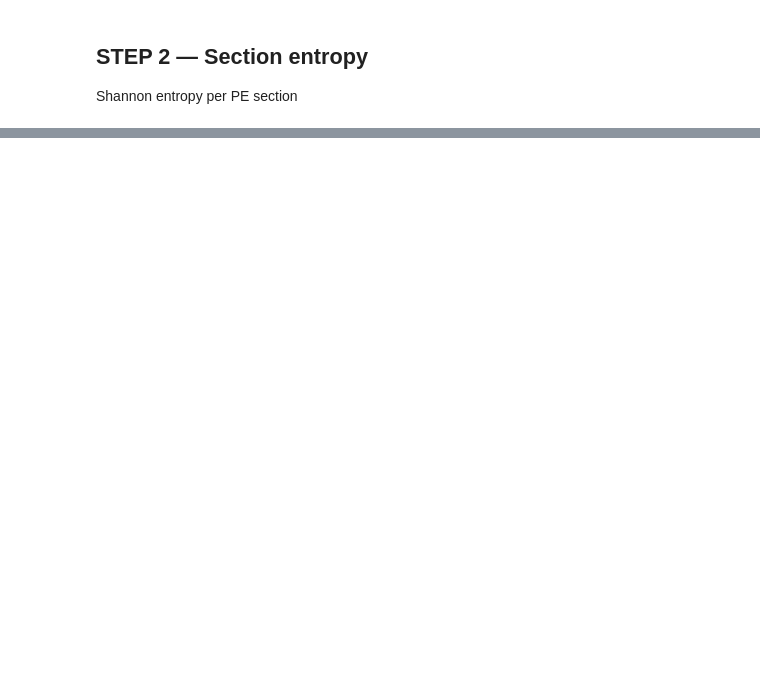
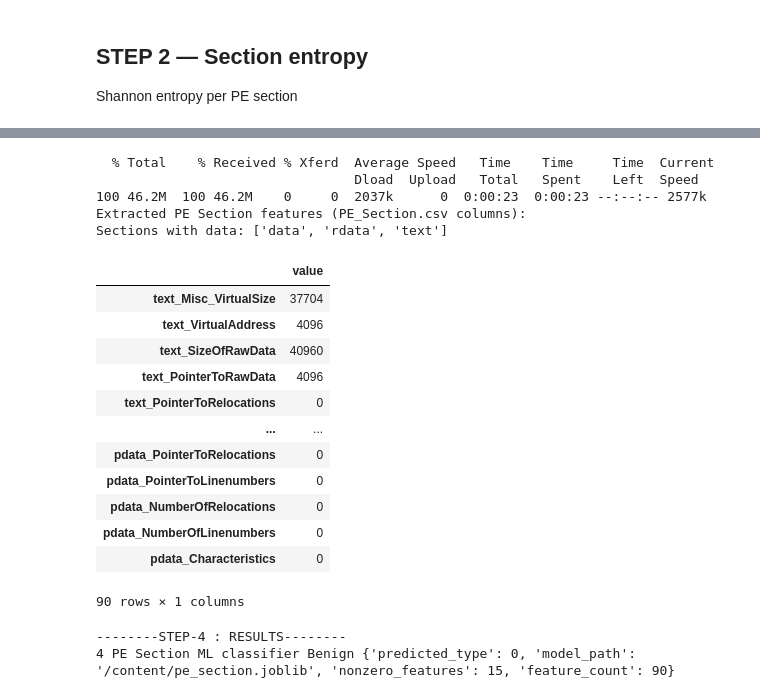
Before and after one commit to LegoKam/ZEIT8025-Project-report, a Jupyter notebook: analyser.ipynb, the cells around one changed output, grey strips where cells are left out. Saved outputs shown, nothing was run; the diff lists cells and outputs as text; code cells hidden in the pictures; blank space fills up the shorter version.

```diff
--- a/analyser.ipynb
+++ b/analyser.ipynb
@@ -176,0 +351,78 @@ Result: Benign
+# %%
+PE_SECTION_MODEL_URL = (
+    "https://pocstorage1705.blob.core.windows.net/storage/output/pe_section.joblib"
+    "?sp=r&st=2026-06-11T08:39:10Z&se=2027-06-11T16:54:10Z"
+    "&spr=https&sv=2026-02-06&sr=b&sig=HslHr1lwD7JWJOm%2FlXIit%2BYhsM6Fkf3m2pNjYVF2qa8%3D"
+)
+PE_SECTION_MODEL_PATH = "/content/pe_section.joblib"
+
+!curl -L "{PE_SECTION_MODEL_URL}"  \
+   -o "{PE_SECTION_MODEL_PATH}"
+
+pe_section_model = joblib.load(PE_SECTION_MODEL_PATH)
+
+section_model = pe_section_model
+section_feature_cols = load_feature_cols(LOCAL_PE_SECTION_COLS_CSV)
+
+def extract_pe_section_vector(path: str, feature_cols: list) -> dict:
+    """Extract PE section fields matching PE_Section.csv columns; missing → 0."""
+    out = {col: 0 for col in feature_cols}
+    col_by_prefix = {}
+    valid_prefixes = set()
+    for col in feature_cols:
+        prefix, field = _parse_pe_section_col(col)
+        if prefix and field:
+            col_by_prefix.setdefault(prefix, {})[field] = col
+            valid_prefixes.add(prefix)
+    try:
+        pe = pefile.PE(path, fast_load=True)
+        for section in pe.sections:
+            prefix = _normalize_section_name(section.Name)
+            if prefix not in valid_prefixes:
+                continue
+            for field, col in col_by_prefix[prefix].items():
+                out[col] = int(getattr(section, field, 0))
+        pe.close()
+    except Exception as exc:
+        print(f"  [warn] PE section parse error: {exc}")
+    return out
+
+section_features = extract_pe_section_vector(MALWARE_FILE, section_feature_cols)
+pe_section_df = pd.DataFrame([section_features])[section_feature_cols]
+
+populated = sorted({c.split("_")[0] for c, v in section_features.items() if v != 0})
+print("Extracted PE Section features (PE_Section.csv columns):")
+print(f"Sections with data: {populated or ['none']}")
+display(pe_section_df.T.rename(columns={0: "value"}))
+
+predicted_type = int(section_model.predict(pe_section_df.values)[0])
+step4_result = "Suspicious" if predicted_type != 0 else "Benign"
+
+print("--------STEP-4 : RESULTS--------")
+print(4, "PE Section ML classifier", step4_result, {
+    "predicted_type": predicted_type,
+    "model_path": PE_SECTION_MODEL_PATH,
+    "nonzero_features": int((pe_section_df.values != 0).sum()),
+    "feature_count": len(section_feature_cols),
+})
+# %% [output]
+  % Total    % Received % Xferd  Average Speed   Time    Time     Time  Current
+                                 Dload  Upload   Total   Spent    Left  Speed
+100 46.2M  100 46.2M    0     0  2037k      0  0:00:23  0:00:23 --:--:-- 2577k
+Extracted PE Section features (PE_Section.csv columns):
+Sections with data: ['data', 'rdata', 'text']
+|  | value |
+| text_Misc_VirtualSize | 37704 |
+| text_VirtualAddress | 4096 |
+| text_SizeOfRawData | 40960 |
+| text_PointerToRawData | 4096 |
+| text_PointerToRelocations | 0 |
+| ... | ... |
+| pdata_PointerToRelocations | 0 |
+| pdata_PointerToLinenumbers | 0 |
+| pdata_NumberOfRelocations | 0 |
+| pdata_NumberOfLinenumbers | 0 |
+| pdata_Characteristics | 0 |
+90 rows × 1 columns
+--------STEP-4 : RESULTS--------
+4 PE Section ML classifier Benign {'predicted_type': 0, 'model_path': '/content/pe_section.joblib', 'nonzero_features': 15, 'feature_count': 90}
```
Also changed, not shown: parts of 15 cells of this notebook.
